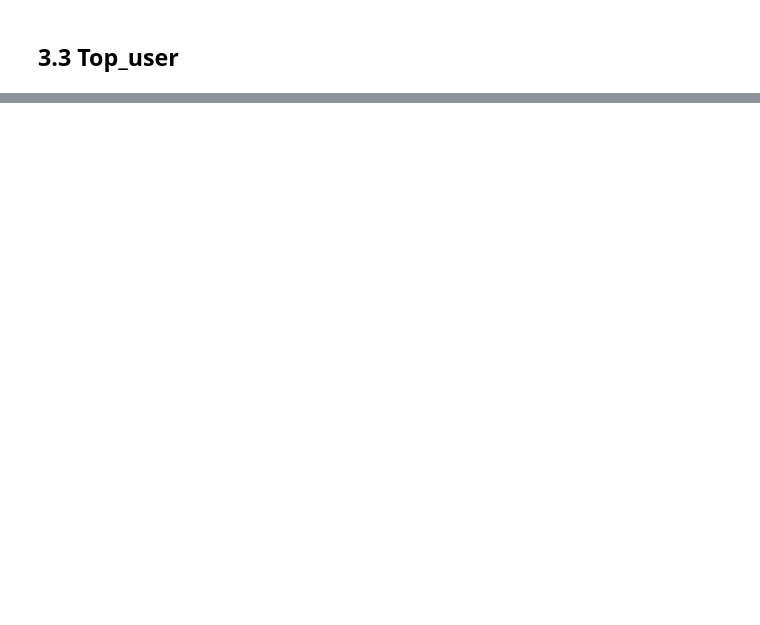
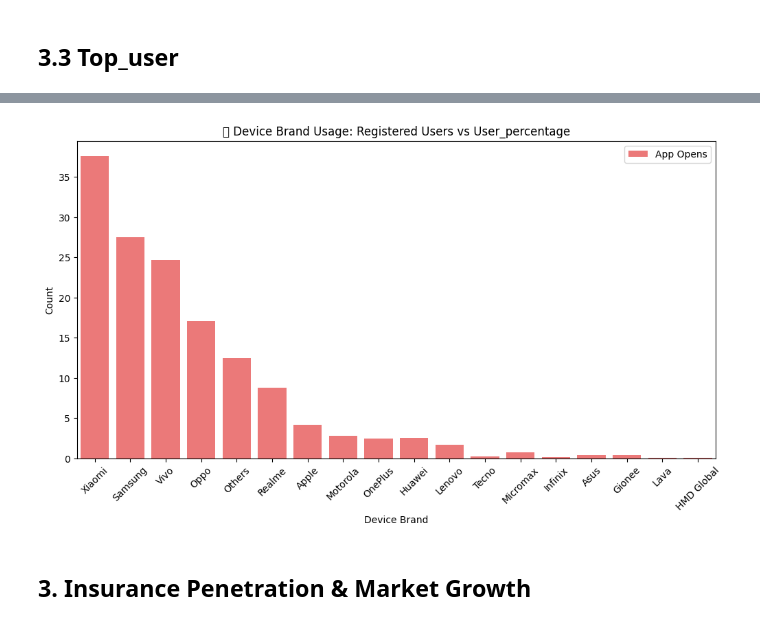
Before and after one commit to SankarSivan/Phonepe, a Jupyter notebook: Phonepe_Pulse.ipynb, the cells around one changed output, grey strips where cells are left out. Saved outputs shown, nothing was run; the diff lists cells and outputs as text; code cells hidden in the pictures; blank space fills up the shorter version.

```diff
--- a/Phonepe_Pulse.ipynb
+++ b/Phonepe_Pulse.ipynb
@@ -590,0 +1038,18 @@ print(top_user)
+# %%
+# Sort data by 'User_count' in descending order
+device_usage_sorted = device_usage.sort_values(by='User_count', ascending=False)
+
+plt.figure(figsize=(12, 6))
+#sns.barplot(data=device_usage, x=corrected_column_name[0], y='User_count', color='blue', label='Registered Users')
+sns.barplot(data=device_usage_sorted, x=corrected_column_name[0], y='User_percentage', color='red', alpha=0.6, label='App Opens')
+
+plt.title("📱 Device Brand Usage: Registered Users vs User_percentage")
+plt.xlabel("Device Brand")
+plt.ylabel("Count")
+plt.xticks(rotation=45)
+plt.legend()
+plt.show()
+# %% [output]
+[figure, added]
+# %% [markdown]
+## 3. Insurance Penetration & Market Growth
```
Also changed, not shown: parts of 64 cells of this notebook.
